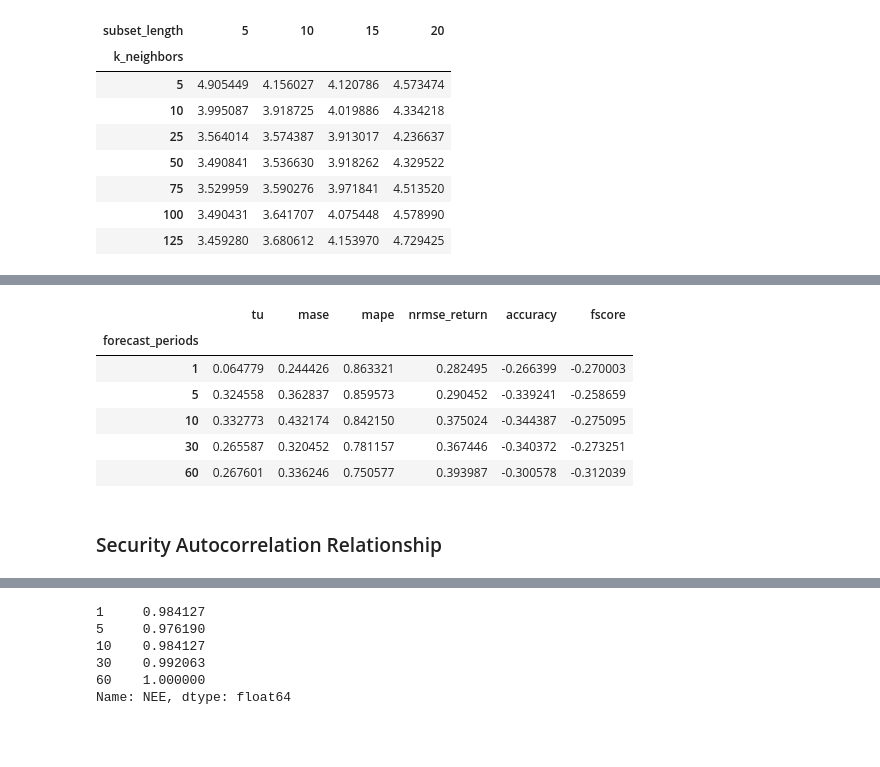
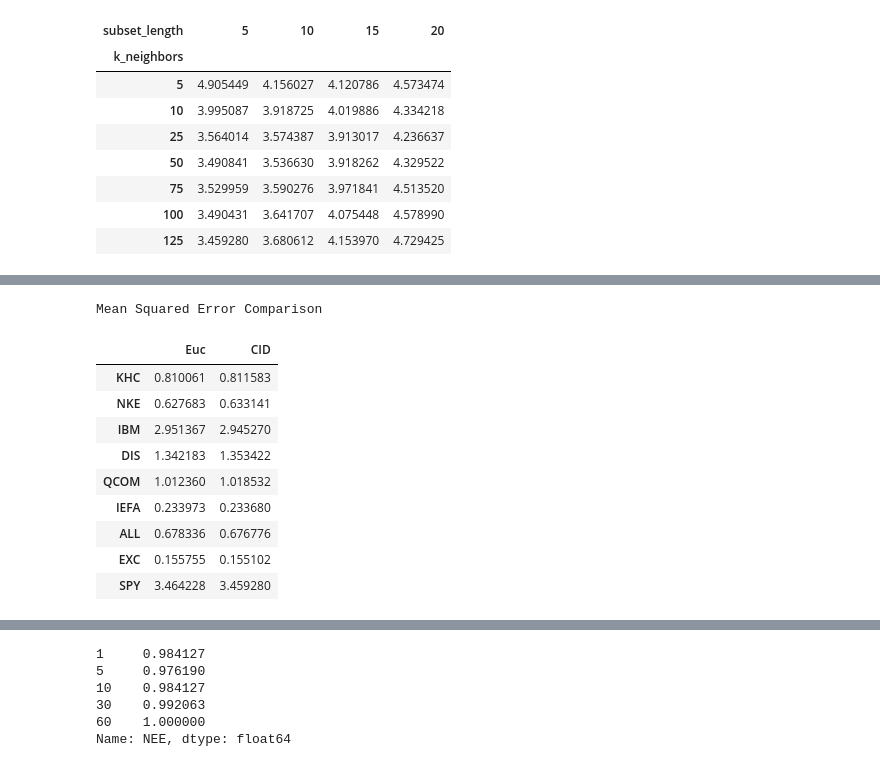
Before and after one commit to memckee/knn_tspi, a Jupyter notebook: KNN TSPI.ipynb, the cells around one changed output, grey strips where cells are left out. Cells and saved outputs as stored; diff of their text form; code cells hidden in the pictures; blank space fills up the shorter version.

```diff
--- a/KNN TSPI.ipynb
+++ b/KNN TSPI.ipynb
@@ -199,21 +244,0 @@ class TimeSeriesKNN():
-# %%
-CFG = {
-    'length': [5,10,15,20],
-    'step_ahead': 1,
-    'k': [5,10,25,50,75,100,125]
-}
-
-time_series = generate_ts('SPY')
-
-knn_model = TimeSeriesKNN(time_series,metric='cid')
-
-l_mse = {}
-
-for length in CFG['length']:
-    print('Evaluating length parameter: {}'.format(length))
-    k_mse = {}
-    for k in CFG['k']:
-        print('\tEvaluating k parameter: {}'.format(k))
-        metrics = knn_model.evaluate_model(step=CFG['step_ahead'], length=length, k=k)
-        k_mse[k] = metrics['mse']
-    l_mse[length] = k_mse
@@ -273,12 +376,14 @@ CFG_set = {
 cid_metrics = {}
 ed_metrics = {}
 
-for security in np.random.choice(total_df['security'].unique(),size = 10):
+for security in np.random.choice(total_df['security'].unique(), size=10):
     time_series = generate_ts(security)
-    knn_cid = TimeSeriesKNN(time_series,metric='cid')
+    knn_cid = TimeSeriesKNN(time_series, metric='cid')
     knn_ed = TimeSeriesKNN(time_series)
-    cid_metrics[security] = knn_cid.evaluate_model(step=CFG_set['step_ahead'], length=CFG_set['length'], k=CFG_set['k'])
-    ed_metrics[security] = knn_ed.evaluate_model(step=CFG_set['step_ahead'], length=CFG_set['length'], k=CFG_set['k'])
+    cid_metrics[security] = knn_cid.evaluate_model(
+        step=CFG_set['step_ahead'], length=CFG_set['length'], k=CFG_set['k'])
+    ed_metrics[security] = knn_ed.evaluate_model(
+        step=CFG_set['step_ahead'], length=CFG_set['length'], k=CFG_set['k'])
 # %%
 cid_data = pd.DataFrame(data = cid_metrics)
 ed_data = pd.DataFrame(data = ed_metrics)
@@ -497,20 +390,17 @@ g = g.map(plt.scatter, 'volatility', 'value', edgecolor= 'w')
-# %%
-vol_metric_corr = graph_data_vol.groupby(['forecast_periods','metric'])[['value','volatility']].corr()
-
-df_list = []
-for metric in metric_list:
-    corr_series = vol_metric_corr.xs((metric,'volatility'),level=('metric',2))['value']
-    corr_series.name = metric
-    df_list.append(corr_series)
-corrs = pd.concat(df_list,axis=1)
-corrs
-# %% [output]
-|  | tu | mase | mape | nrmse_return | accuracy | fscore |
-| forecast_periods |  |  |  |  |  |  |
-| 1 | 0.064779 | 0.244426 | 0.863321 | 0.282495 | -0.266399 | -0.270003 |
-| 5 | 0.324558 | 0.362837 | 0.859573 | 0.290452 | -0.339241 | -0.258659 |
-| 10 | 0.332773 | 0.432174 | 0.842150 | 0.375024 | -0.344387 | -0.275095 |
-| 30 | 0.265587 | 0.320452 | 0.781157 | 0.367446 | -0.340372 | -0.273251 |
-| 60 | 0.267601 | 0.336246 | 0.750577 | 0.393987 | -0.300578 | -0.312039 |
-# %% [markdown]
-### Security Autocorrelation Relationship
+# %%
+mse_comp = pd.concat([ed_data.loc['mse'].rename(
+    'Euc'), cid_data.loc['mse'].rename('CID')], axis=1)
+print("Mean Squared Error Comparison")
+mse_comp.style.highlight_min(axis=1)
+# %% [output]
+Mean Squared Error Comparison
+|  | Euc | CID |
+| KHC | 0.810061 | 0.811583 |
+| NKE | 0.627683 | 0.633141 |
+| IBM | 2.951367 | 2.945270 |
+| DIS | 1.342183 | 1.353422 |
+| QCOM | 1.012360 | 1.018532 |
+| IEFA | 0.233973 | 0.233680 |
+| ALL | 0.678336 | 0.676776 |
+| EXC | 0.155755 | 0.155102 |
+| SPY | 3.464228 | 3.459280 |
```
Also changed, not shown: parts of 57 cells of this notebook, 2 other files.
